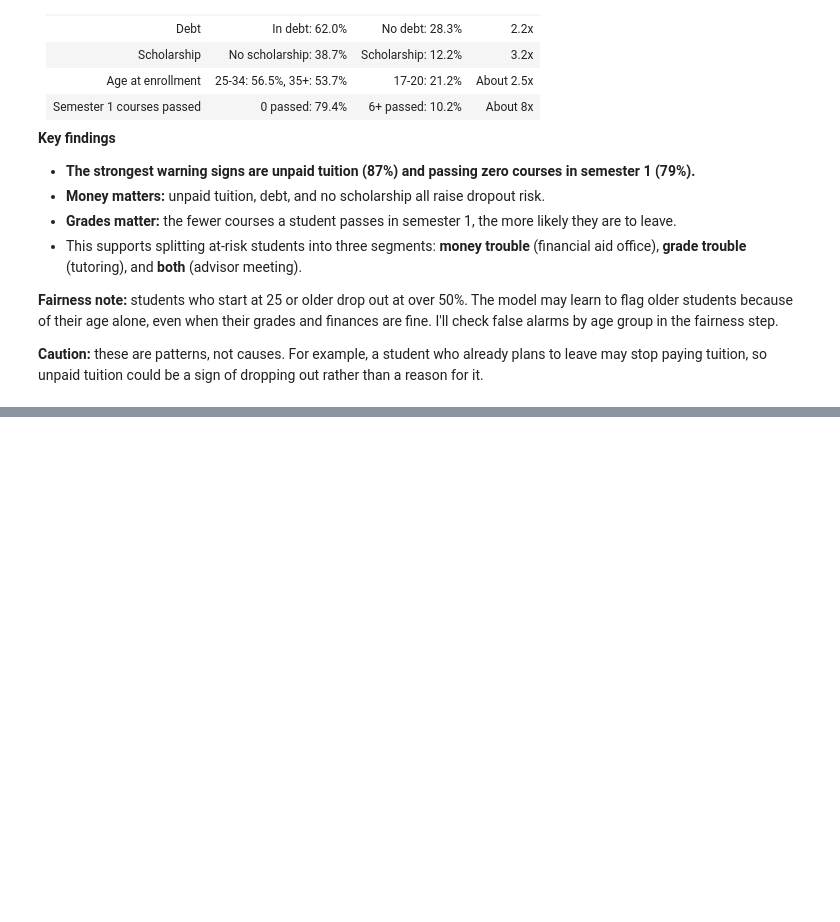
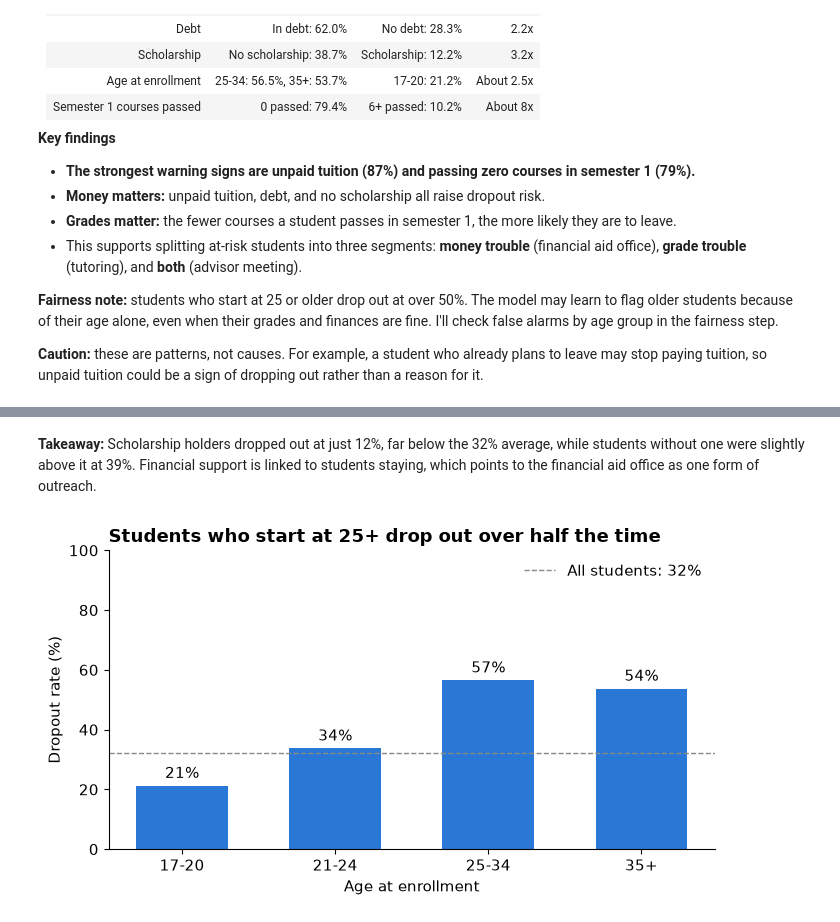
Before and after one commit to asthram08/student-dropout-risk-fairness, a Jupyter notebook: notebooks/01_explore.ipynb, the cells around one changed output, grey strips where cells are left out. Cells and saved outputs as stored; diff of their text form; code cells hidden in the pictures; blank space fills up the shorter version.

```diff
--- a/notebooks/01_explore.ipynb
+++ b/notebooks/01_explore.ipynb
@@ -232,0 +299,10 @@ About 1 in 3 students (32%) dropped out overall, but the rate varies a lot by gr
+# %% [markdown]
+**Takeaway:** Scholarship holders dropped out at just 12%, far below the 32% average, while students without one were slightly above it at 39%. Financial support is linked to students staying, which points to the financial aid office as one form of outreach.
+# %%
+age_group = pd.cut(df['Age at enrollment'], bins=[0, 20, 24, 34, 100],
+                   labels=['17-20', '21-24', '25-34', '35+'])
+rates = df.groupby(age_group, observed=True)['dropout'].mean() * 100
+rate_chart(rates, 'Students who start at 25+ drop out over half the time',
+           'Age at enrollment', '4_age.png')
+# %% [output]
+[figure, added]
```
Also changed, not shown: parts of 13 cells of this notebook, 6 other files.
